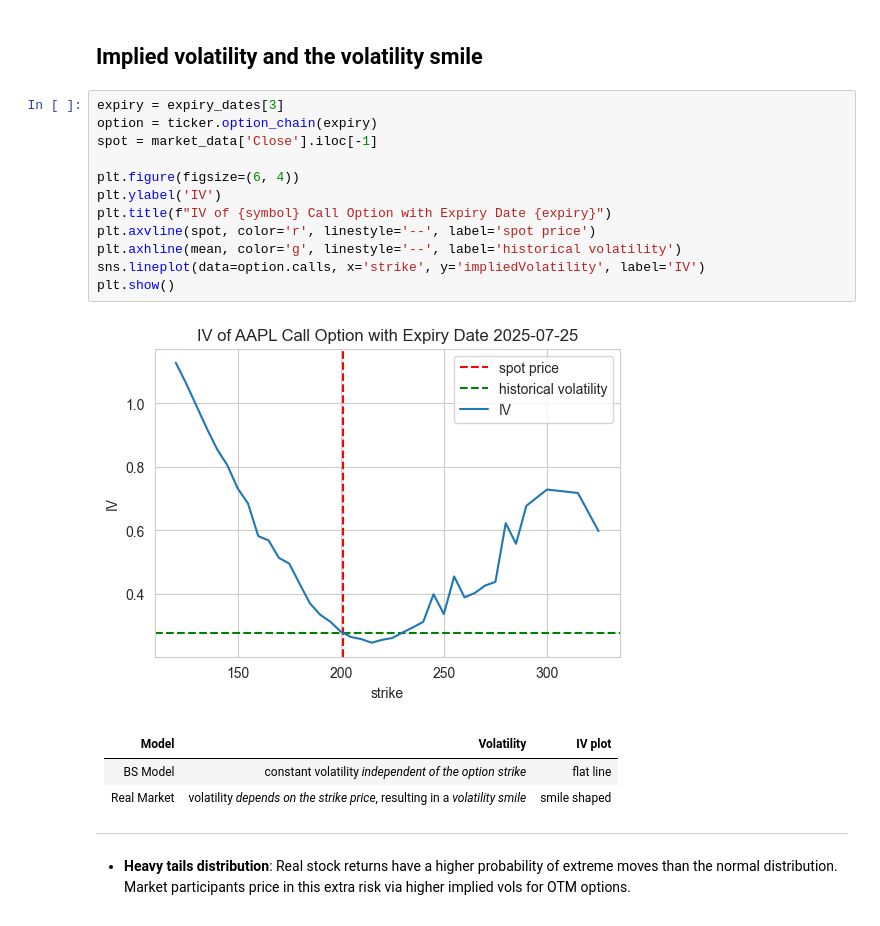
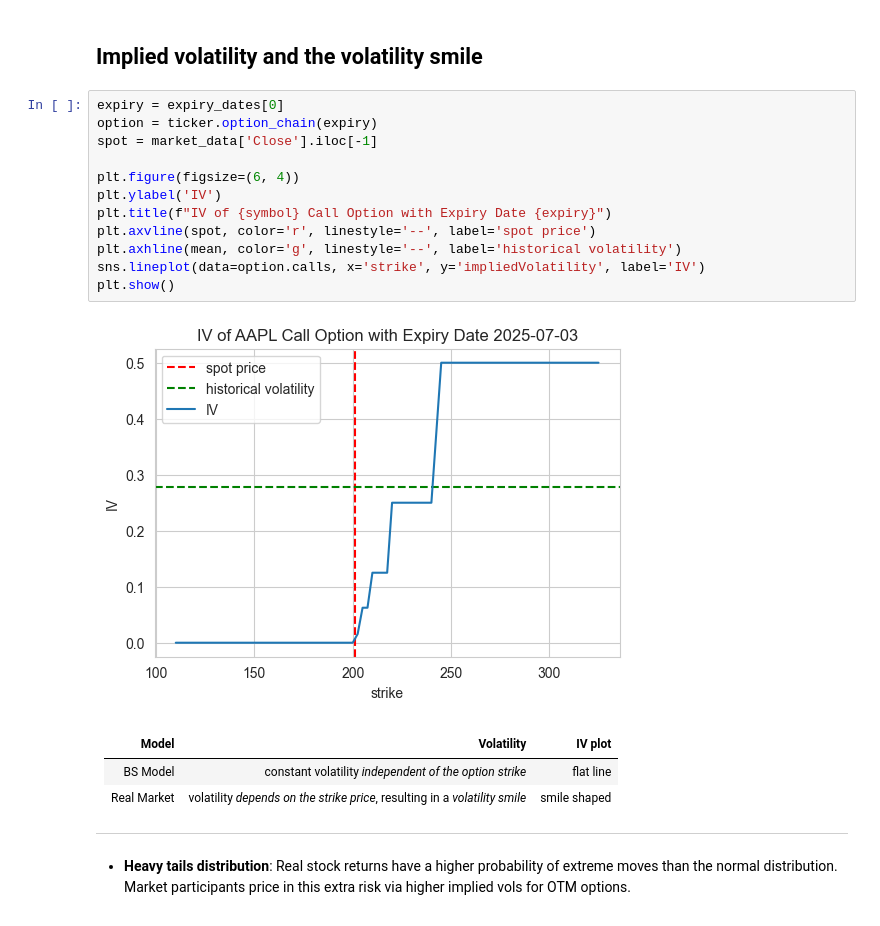
Before and after one commit to TianhaoW/ErdosQuantBootcamp, a Jupyter notebook: Erdos_Miniprojects/mini_project_4.ipynb, the cells around one changed output. Drawn from its saved outputs; the diff is of its cells as text.

```diff
--- a/Erdos_Miniprojects/mini_project_4.ipynb
+++ b/Erdos_Miniprojects/mini_project_4.ipynb
@@ -85,19 +86,19 @@ The mean of the 21-day rolling volatility of AAPL is: 0.2777
 # %% [markdown]
 ## Implied volatility and the volatility smile
 # %%
-expiry = expiry_dates[3]
+expiry = expiry_dates[0]
 option = ticker.option_chain(expiry)
 spot = market_data['Close'].iloc[-1]
 
 plt.figure(figsize=(6, 4))
 plt.ylabel('IV')
 plt.title(f"IV of {symbol} Call Option with Expiry Date {expiry}")
 plt.axvline(spot, color='r', linestyle='--', label='spot price')
 plt.axhline(mean, color='g', linestyle='--', label='historical volatility')
 sns.lineplot(data=option.calls, x='strike', y='impliedVolatility', label='IV')
 plt.show()
 # %% [output]
-[figure, old version]
+[figure, new version]
 # %% [markdown]
 | Model       | Volatility                                                                  | IV plot      |
 |-------------|-----------------------------------------------------------------------------|--------------|
```
Also changed, not shown: parts of 8 cells of this notebook, 3 other files.
